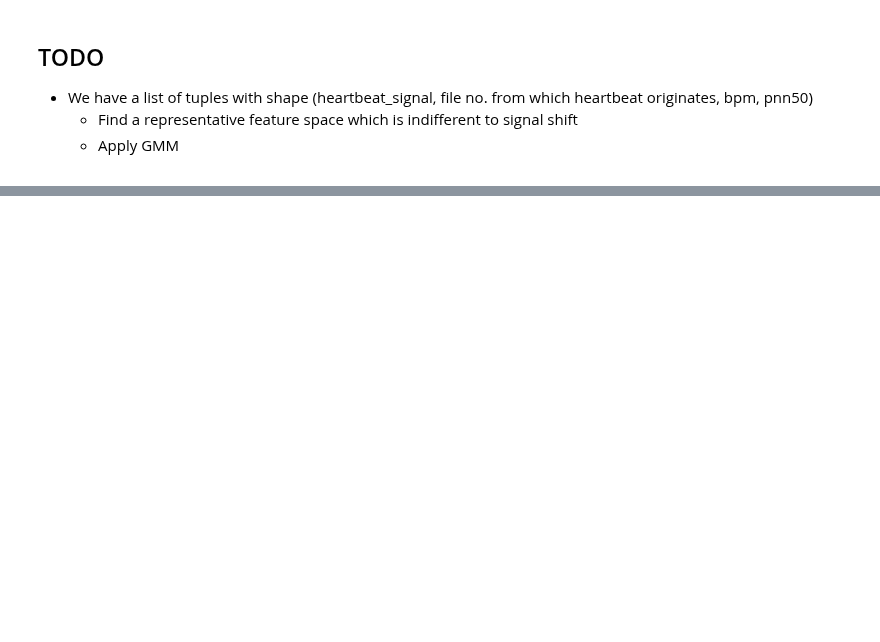
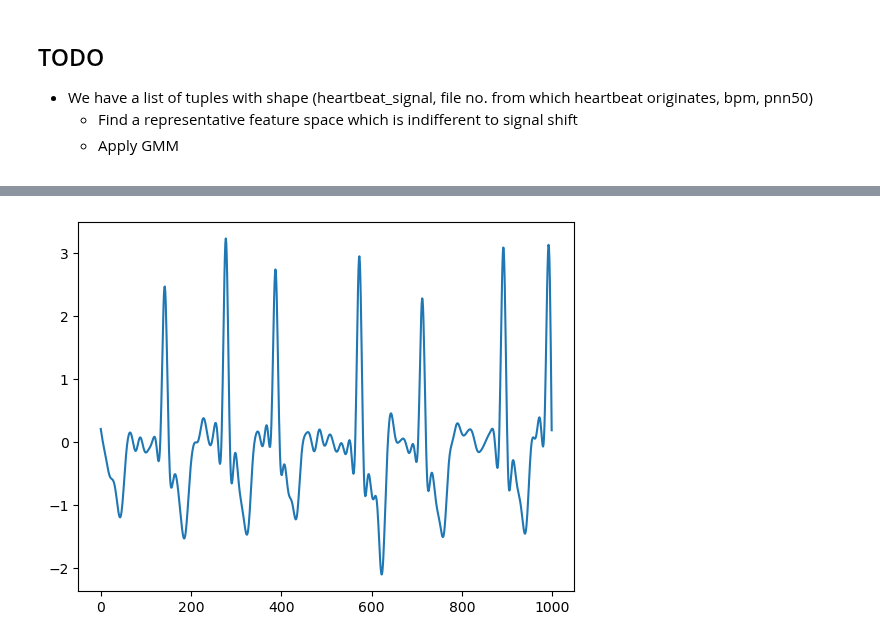
Before and after one commit to PplaysMine/unsupervisedLearning, a Jupyter notebook: fetalheartbeat/fetalheartbeat.ipynb, the cells around one changed output, grey strips where cells are left out. Cells and saved outputs as stored; diff of their text form; code cells hidden in the pictures; blank space fills up the shorter version.

```diff
--- a/fetalheartbeat/fetalheartbeat.ipynb
+++ b/fetalheartbeat/fetalheartbeat.ipynb
@@ -88,0 +166,5 @@ for hb in heartbeatsWithBpm:
+# %%
+plt.plot(stdFetusFiltered[np.argmin(anomalies_scores)])
+plt.show()
+# %% [output]
+[figure, added]
```
Also changed, not shown: parts of 4 cells of this notebook.
